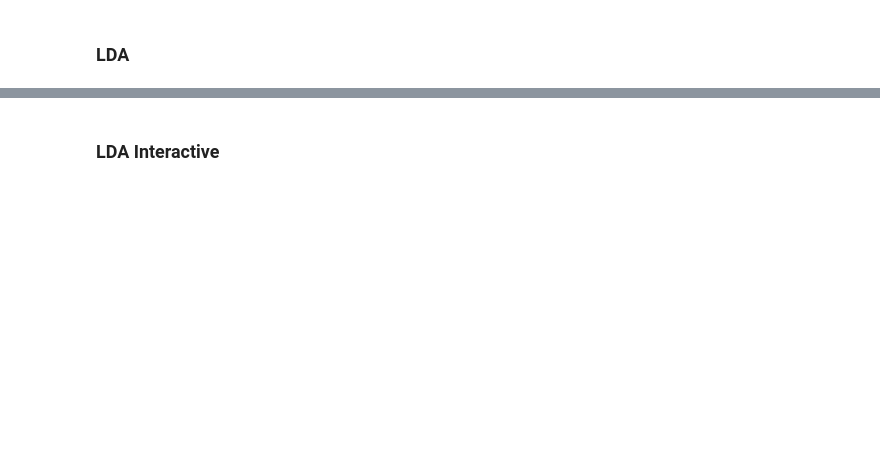
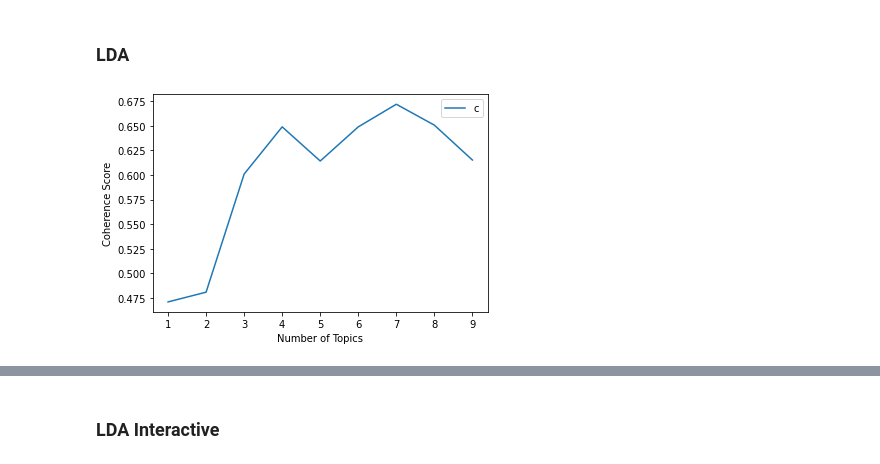
Before and after one commit to echemochek/BBC-News-Articles, a Jupyter notebook: notebook.ipynb, the cells around one changed output, grey strips where cells are left out. Drawn from its saved outputs; the diff is of its cells as text; code cells hidden in the pictures; blank space fills up the shorter version.

```diff
--- a/notebook.ipynb
+++ b/notebook.ipynb
@@ -126,3 +148,24 @@ tfidfNouns = tfidfVectorizerNouns[dtmNouns]
+# %%
+# Determining optimum number of topics using coherence values for tfidfNouns
+
+coherence_values = []
+model_list = []
+min_topics, max_topics, step = 1, 10, 1
+for i in range(min_topics, max_topics, step):
+    model = LsiModel(tfidfNouns, id2word=dictionaryNouns, num_topics=i)
+    model_list.append(model)
+    coherencemodel = CoherenceModel(model=model, texts=tokens, \
+        dictionary=dictionaryNouns, coherence='c_v')
+    coherence_values.append(coherencemodel.get_coherence())
+
+
+import matplotlib.pyplot as plt
+x = range(min_topics, max_topics, step)
+plt.plot(x, coherence_values)
+plt.xlabel("Number of Topics")
+plt.ylabel("Coherence Score")
+plt.legend(("coherence_values"), loc="best")
+plt.show()
 # %% [markdown]
 ### LDA
 # %%
@@ -136,3 +179,26 @@ lda_Filtered = LdaModel(corpus=tfidfFiltered, id2word=dictionaryFiltered, num_to
 
 # tfidfNouns
 lda_Nouns = LdaModel(corpus=tfidfNouns, id2word=dictionaryNouns, num_topics=10)
+# %%
+# Determining optimum number of topics using coherence values for tfidfLtd
+
+coherence_values = []
+model_list = []
+min_topics, max_topics, step = 1, 10, 1
+for i in range(min_topics, max_topics, step):
+    model = LdaModel(tfidfLtd, id2word=dictionaryLtd, num_topics=i)
+    model_list.append(model)
+    coherencemodel = CoherenceModel(model=model, texts=tokens, \
+        dictionary=dictionaryLtd, coherence='c_v')
+    coherence_values.append(coherencemodel.get_coherence())
+
+
+import matplotlib.pyplot as plt
+x = range(min_topics, max_topics, step)
+plt.plot(x, coherence_values)
+plt.xlabel("Number of Topics")
+plt.ylabel("Coherence Score")
+plt.legend(("coherence_values"), loc="best")
+plt.show()
+# %% [output]
+[figure, added]
```
Also changed, not shown: parts of 26 cells of this notebook.
